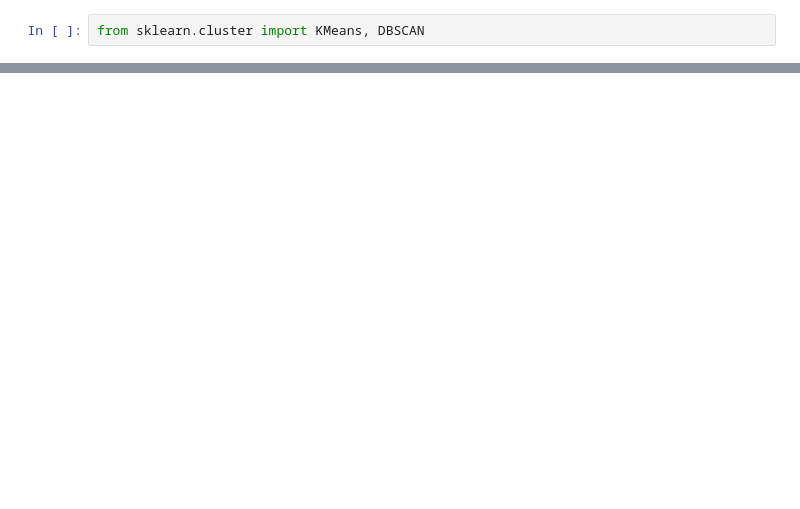
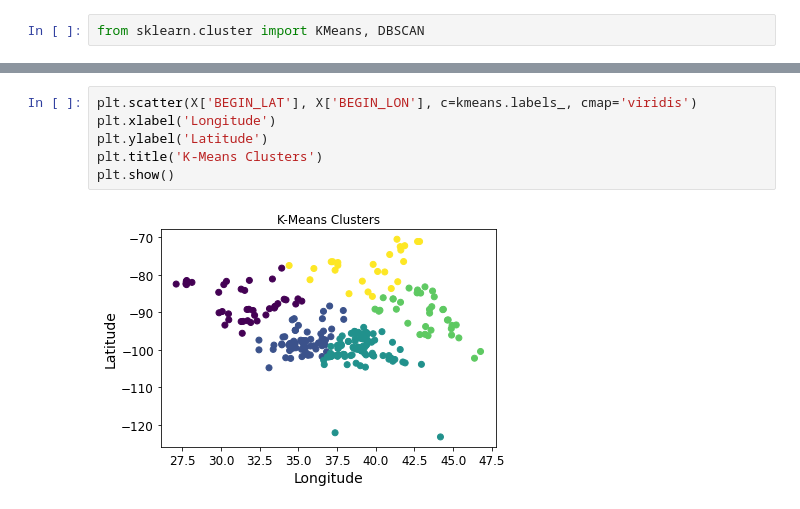
Before and after one commit to jcotass1/2022_ML_EES, a Jupyter notebook: ML_project.ipynb, the cells around one changed output, grey strips where cells are left out. Cells and saved outputs as stored; diff of their text form; blank space fills up the shorter version.

```diff
--- a/ML_project.ipynb
+++ b/ML_project.ipynb
@@ -126,3 +139,11 @@ for lat, lng, label in zip(X['BEGIN_LAT'], X['BEGIN_LON'], kmeans.labels_):
 map
 # %% [output]
 [interactive output not drawn]
+# %%
+plt.scatter(X['BEGIN_LAT'], X['BEGIN_LON'], c=kmeans.labels_, cmap='viridis')
+plt.xlabel('Longitude')
+plt.ylabel('Latitude')
+plt.title('K-Means Clusters')
+plt.show()
+# %% [output]
+[figure, added]
```
Also changed, not shown: parts of 6 cells of this notebook.
